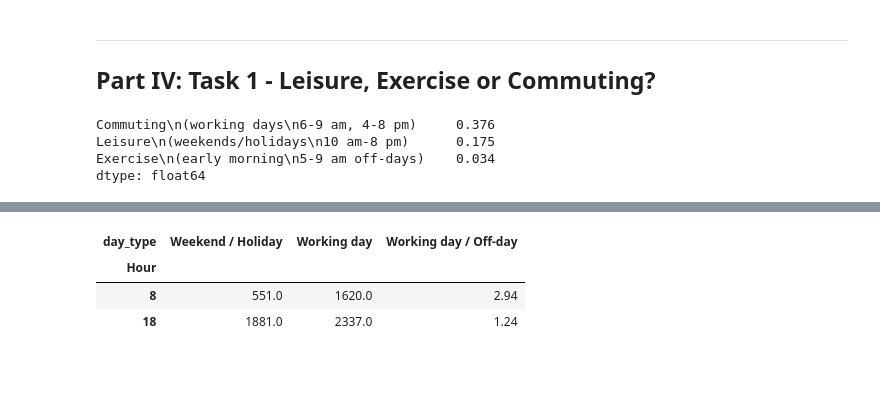
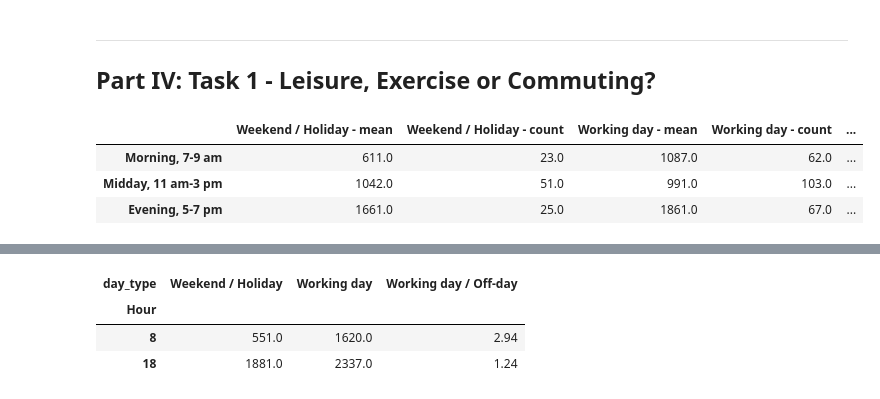
Before and after one commit to seyhasenganz/my-sql-assignment, a Jupyter notebook: Final-Bike-Rentals/Bike_Rentals_Final_Assignment.ipynb, the cells around one changed output, grey strips where cells are left out. Saved outputs shown, nothing was run; the diff lists cells and outputs as text; code cells hidden in the pictures; blank space fills up the shorter version.

```diff
--- a/Final-Bike-Rentals/Bike_Rentals_Final_Assignment.ipynb
+++ b/Final-Bike-Rentals/Bike_Rentals_Final_Assignment.ipynb
@@ -302,40 +302,34 @@ y_rentals = bikes['RENTALS']
 # %% [markdown]
 <hr style="height:.9px;border:none;color:#333;background-color:#333;" />
 <h2>Part IV: Task 1 - Leisure, Exercise or Commuting?</h2>
-# %%
-# average rentals for each hour, separately for working days and weekends/holidays
-profile = bikes.pivot_table(index   = 'Hour',
-                            columns = 'day_type',
-                            values  = 'RENTALS',
-                            aggfunc = 'mean')
-
-
-# rebuilding a typical week: 5 working days and 2 weekend days of average demand
-typical_week = pd.DataFrame({'Working day'       : profile['Working day']       * 5,
-                             'Weekend / Holiday' : profile['Weekend / Holiday'] * 2})
-
-week_total = typical_week.values.sum()
-
-
-# time-of-week windows that signal each trip purpose
-purpose_hours = {
-    'Commuting\n(working days\n6-9 am, 4-8 pm)'   : ('Working day',       [6, 7, 8, 9, 16, 17, 18, 19, 20]),
-    'Leisure\n(weekends/holidays\n10 am-8 pm)'   : ('Weekend / Holiday', list(range(10, 21))),
-    'Exercise\n(early morning\n5-9 am off-days)' : ('Weekend / Holiday', [5, 6, 7, 8, 9])
-}
-
-
-# share of a typical week's rentals that falls into each window
-purpose_share = pd.Series({purpose : typical_week.loc[hours, day].sum() / week_total
-                           for purpose, (day, hours) in purpose_hours.items()})
-
-# adding exercise trips on working-day early mornings (5-6 am, before the commute)
-purpose_share.iloc[2] += typical_week.loc[[5], 'Working day'].sum() / week_total
-
-purpose_share.round(3)
-# %% [output]
-Commuting\n(working days\n6-9 am, 4-8 pm)     0.376
-Leisure\n(weekends/holidays\n10 am-8 pm)      0.175
-Exercise\n(early morning\n5-9 am off-days)    0.034
-dtype: float64
+# %%
+# average rentals for each hour, separately for working days and weekends/holidays
+profile = bikes.pivot_table(index   = 'Hour',
+                            columns = 'day_type',
+                            values  = 'RENTALS',
+                            aggfunc = 'mean')
+
+
+# number of observed hours behind each line (shown in the legend)
+hours_observed = bikes['day_type'].value_counts()
+
+
+# comparing the same clock windows on working days and off-days (average per hour and sample size)
+windows = {'Morning, 7-9 am' : [7, 8, 9],
+           'Midday, 11 am-3 pm' : [11, 12, 13, 14, 15],
+           'Evening, 5-7 pm' : [17, 18, 19]}
+
+window_table = pd.DataFrame({
+    window : bikes[ bikes['Hour'].isin(hours) ].groupby('day_type')['RENTALS'].agg(['mean', 'count']).stack()
+    for window, hours in windows.items()}).T
+
+window_table.columns = [f"{day} - {stat}" for day, stat in window_table.columns]
+window_table['Working / Off-day ratio'] = (window_table['Working day - mean'] /
+                                           window_table['Weekend / Holiday - mean'])
+window_table.round(0).assign(**{'Working / Off-day ratio' : window_table['Working / Off-day ratio'].round(2)})
+# %% [output]
+|  | Weekend / Holiday - mean | Weekend / Holiday - count | Working day - mean | Working day - count | ... |
+| Morning, 7-9 am | 611.0 | 23.0 | 1087.0 | 62.0 | ... |
+| Midday, 11 am-3 pm | 1042.0 | 51.0 | 991.0 | 103.0 | ... |
+| Evening, 5-7 pm | 1661.0 | 25.0 | 1861.0 | 67.0 | ... |
 # %%
```
Also changed, not shown: parts of 26 cells of this notebook, 1 other file.
